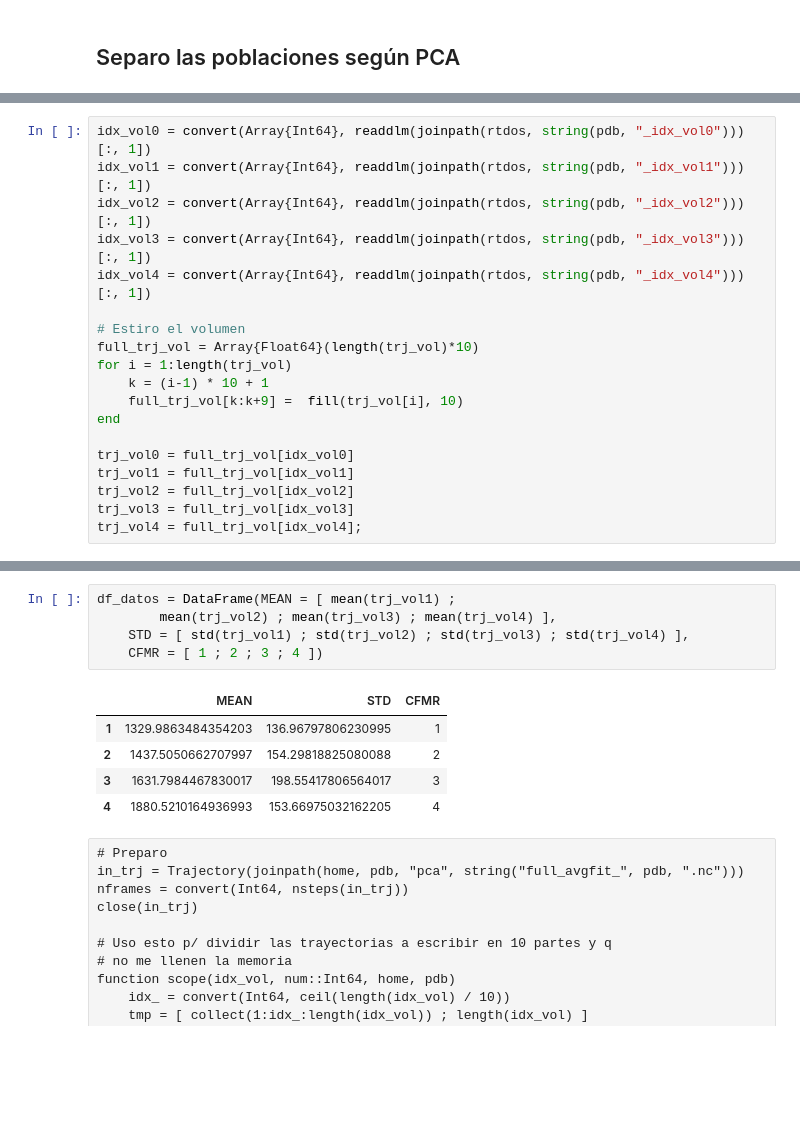
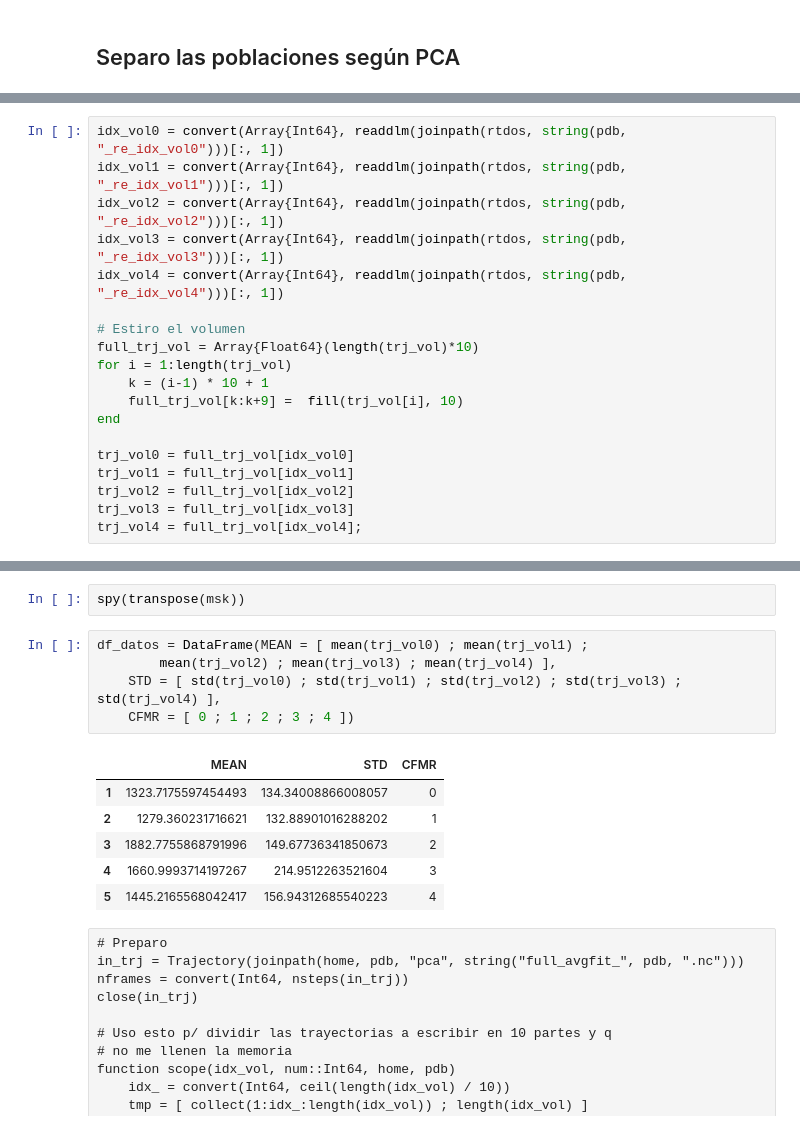
Before and after one commit to pgbarletta/reold_lbp, a Jupyter notebook: src/vgv_4xcp.ipynb, the cells around one changed output, grey strips where cells are left out. Cells and saved outputs as stored; diff of their text form; blank space fills up the shorter version.

```diff
--- a/src/vgv_4xcp.ipynb
+++ b/src/vgv_4xcp.ipynb
@@ -672,9 +728,9 @@ writedlm(joinpath(rtdos, string(pdb,"_idx_vol4")), idx_vol4)
 # %%
-idx_vol0 = convert(Array{Int64}, readdlm(joinpath(rtdos, string(pdb, "_idx_vol0")))[:, 1])
-idx_vol1 = convert(Array{Int64}, readdlm(joinpath(rtdos, string(pdb, "_idx_vol1")))[:, 1])
-idx_vol2 = convert(Array{Int64}, readdlm(joinpath(rtdos, string(pdb, "_idx_vol2")))[:, 1])
-idx_vol3 = convert(Array{Int64}, readdlm(joinpath(rtdos, string(pdb, "_idx_vol3")))[:, 1])
-idx_vol4 = convert(Array{Int64}, readdlm(joinpath(rtdos, string(pdb, "_idx_vol4")))[:, 1])
+idx_vol0 = convert(Array{Int64}, readdlm(joinpath(rtdos, string(pdb, "_re_idx_vol0")))[:, 1])
+idx_vol1 = convert(Array{Int64}, readdlm(joinpath(rtdos, string(pdb, "_re_idx_vol1")))[:, 1])
+idx_vol2 = convert(Array{Int64}, readdlm(joinpath(rtdos, string(pdb, "_re_idx_vol2")))[:, 1])
+idx_vol3 = convert(Array{Int64}, readdlm(joinpath(rtdos, string(pdb, "_re_idx_vol3")))[:, 1])
+idx_vol4 = convert(Array{Int64}, readdlm(joinpath(rtdos, string(pdb, "_re_idx_vol4")))[:, 1])
 
 # Estiro el volumen
 full_trj_vol = Array{Float64}(length(trj_vol)*10)
@@ -719,14 +782,17 @@ plt_his_vols = bar([ bin_vol1_4xcp .- st/3 ; bin_vol2_4xcp .- st/6 ;
+# %%
+spy(transpose(msk))
 # %%
-df_datos = DataFrame(MEAN = [ mean(trj_vol1) ;
+df_datos = DataFrame(MEAN = [ mean(trj_vol0) ; mean(trj_vol1) ;
         mean(trj_vol2) ; mean(trj_vol3) ; mean(trj_vol4) ],
-    STD = [ std(trj_vol1) ; std(trj_vol2) ; std(trj_vol3) ; std(trj_vol4) ],
-    CFMR = [ 1 ; 2 ; 3 ; 4 ])
+    STD = [ std(trj_vol0) ; std(trj_vol1) ; std(trj_vol2) ; std(trj_vol3) ; std(trj_vol4) ],
+    CFMR = [ 0 ; 1 ; 2 ; 3 ; 4 ])
 # %% [output]
 |  | MEAN | STD | CFMR |
-| 1 | 1329.9863484354203 | 136.96797806230995 | 1 |
-| 2 | 1437.5050662707997 | 154.29818825080088 | 2 |
-| 3 | 1631.7984467830017 | 198.55417806564017 | 3 |
-| 4 | 1880.5210164936993 | 153.66975032162205 | 4 |
+| 1 | 1323.7175597454493 | 134.34008866008057 | 0 |
+| 2 | 1279.360231716621 | 132.88901016288202 | 1 |
+| 3 | 1882.7755868791996 | 149.67736341850673 | 2 |
+| 4 | 1660.9993714197267 | 214.9512263521604 | 3 |
+| 5 | 1445.2165568042417 | 156.94312685540223 | 4 |
 # %% [raw]
 # Preparo
 in_trj = Trajectory(joinpath(home, pdb, "pca", string("full_avgfit_", pdb, ".nc")))
```
Also changed, not shown: parts of 21 cells of this notebook, 24 other files.
